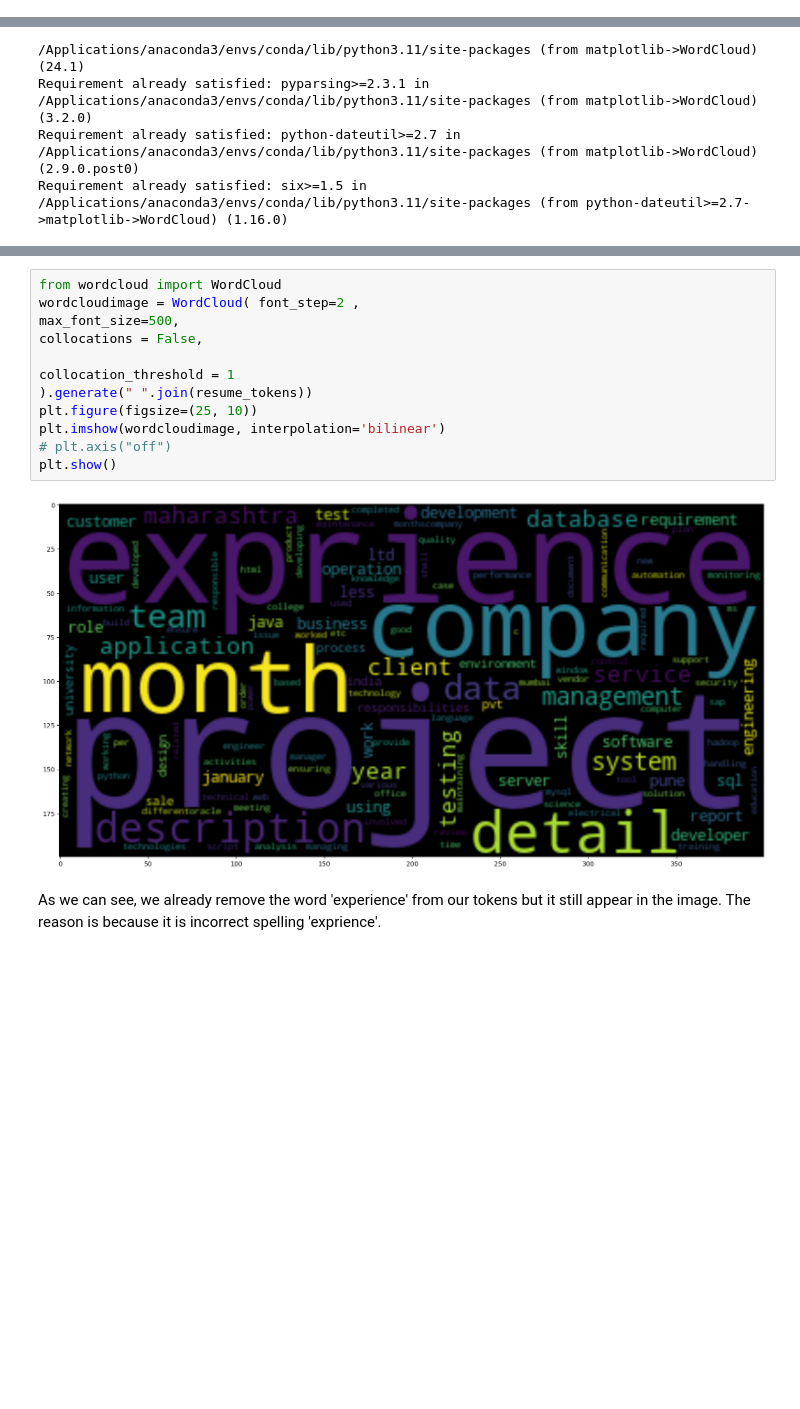
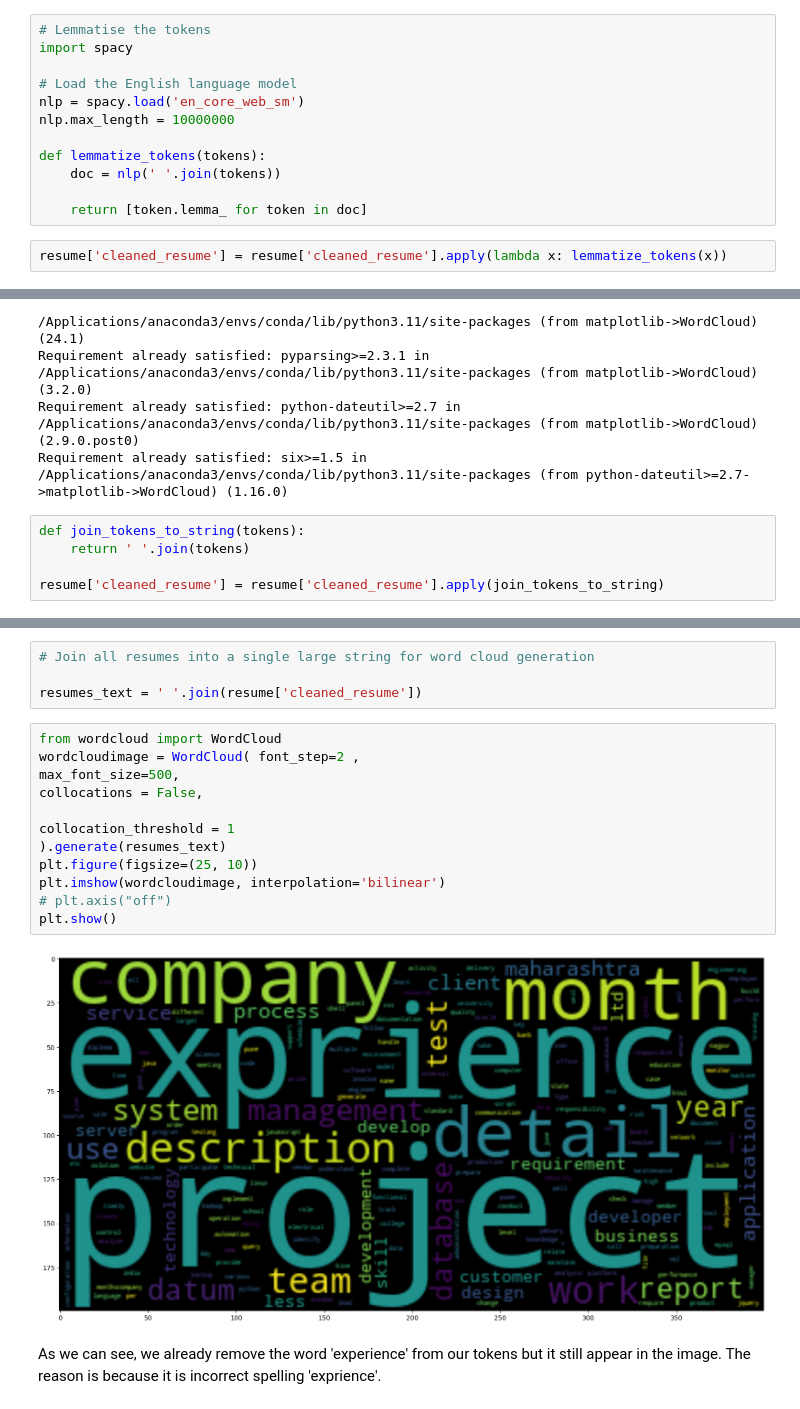
Before and after one commit to senghok510/Resume_matching, a Jupyter notebook: notebooks/feature_engineering.ipynb, the cells around one changed output, grey strips where cells are left out. Cells and saved outputs as stored; diff of their text form; blank space fills up the shorter version.

```diff
--- a/notebooks/feature_engineering.ipynb
+++ b/notebooks/feature_engineering.ipynb
@@ -106,0 +96,14 @@ After remove the stop words from the tokens of the resume, it remains only  3080
+# %%
+# Lemmatise the tokens
+import spacy
+
+# Load the English language model
+nlp = spacy.load('en_core_web_sm')
+nlp.max_length = 10000000
+
+def lemmatize_tokens(tokens):
+    doc = nlp(' '.join(tokens))
+
+    return [token.lemma_ for token in doc]
+# %%
+resume['cleaned_resume'] = resume['cleaned_resume'].apply(lambda x: lemmatize_tokens(x))
@@ -127,3 +206,8 @@ Requirement already satisfied: packaging>=20.0 in /Applications/anaconda3/envs/c
 Requirement already satisfied: pyparsing>=2.3.1 in /Applications/anaconda3/envs/conda/lib/python3.11/site-packages (from matplotlib->WordCloud) (3.2.0)
 Requirement already satisfied: python-dateutil>=2.7 in /Applications/anaconda3/envs/conda/lib/python3.11/site-packages (from matplotlib->WordCloud) (2.9.0.post0)
 Requirement already satisfied: six>=1.5 in /Applications/anaconda3/envs/conda/lib/python3.11/site-packages (from python-dateutil>=2.7->matplotlib->WordCloud) (1.16.0)
+# %%
+def join_tokens_to_string(tokens):
+    return ' '.join(tokens)
+
+resume['cleaned_resume'] = resume['cleaned_resume'].apply(join_tokens_to_string)
@@ -130,16 +220,20 @@ Requirement already satisfied: six>=1.5 in /Applications/anaconda3/envs/conda/li
+# %%
+# Join all resumes into a single large string for word cloud generation
+
+resumes_text = ' '.join(resume['cleaned_resume'])
 # %%
 from wordcloud import WordCloud
 wordcloudimage = WordCloud( font_step=2 ,
 max_font_size=500,
 collocations = False,
 
 collocation_threshold = 1
-).generate(" ".join(resume_tokens))
+).generate(resumes_text)
 plt.figure(figsize=(25, 10))
 plt.imshow(wordcloudimage, interpolation='bilinear')
 # plt.axis("off")
 plt.show()
 # %% [output]
-[figure, old version]
+[figure, new version]
 # %% [markdown]
 As we can see, we already remove the word 'experience' from our tokens but it still appear in the image. The reason is because it is incorrect spelling 'exprience'.
```
Also changed, not shown: parts of 49 cells of this notebook.
